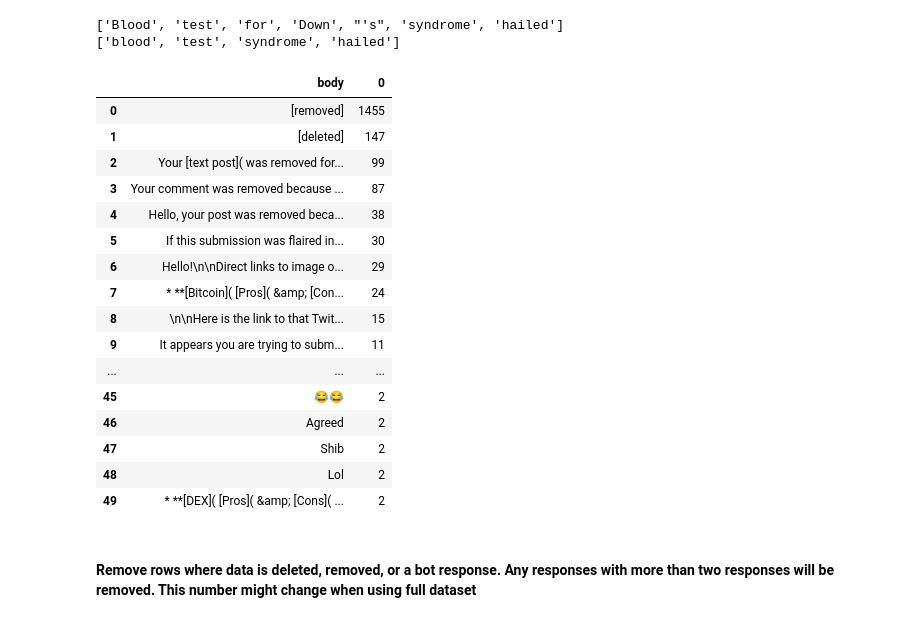
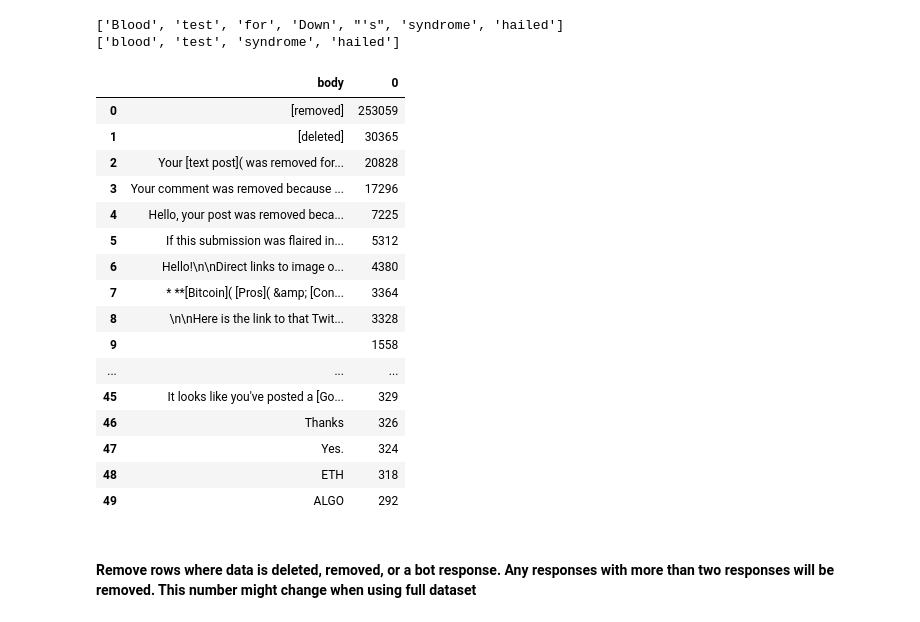
Before and after one commit to ClaytonYoung/ClaytonYoung.github.io, a Jupyter notebook: assets/Metis/NLP/sandbox-Copy1.ipynb, the cells around one changed output. Saved outputs shown, nothing was run; the diff lists cells and outputs as text; code cells hidden in the pictures.

```diff
--- a/assets/Metis/NLP/sandbox-Copy1.ipynb
+++ b/assets/Metis/NLP/sandbox-Copy1.ipynb
@@ -23,11 +23,11 @@ from bs4 import BeautifulSoup as bs
 
 
 #saving
-#pickle.dump(master_df, open("master_df.pickle", "wb" ))
+#pickle.dump(aname open("aname.pickle", "wb" ))
 
 #reading df
 #submissions_df=pickle.load(open("submissions_df.pickle", "rb"))
-comments_df=pickle.load(open("comments_df.pickle", "rb"))
+#comments_df=pickle.load(open("comments_df.pickle", "rb"))
 
 
 %run text_preprocessing
@@ -35,40 +35,33 @@ comments_df=pickle.load(open("comments_df.pickle", "rb"))
 ['Blood', 'test', 'for', 'Down', "'s", 'syndrome', 'hailed']
 ['blood', 'test', 'syndrome', 'hailed']
 # %%
-#print(comments_df.columns, submissions_df.columns)
+# select only comments
+comments_df = comments_df['body']
+
+# remove urls up here so they're caught by the filter in next chunk
+comments_df=comments_df.apply(remove_URL)
 
 
-# create sample of full df
-sample_df = comments_df['body'].sample(10000)
-
-sample_uncleaned = comments_df['body'].sample(10000)
-
-# remove urls up here so they're caught by the filter in next chunk
-sample_df=sample_df.apply(remove_URL)
-
 # find which values are most repeated. these are removed
-pd.DataFrame(sample_df).value_counts(ascending=False).reset_index().head(50)
-
-
-#sample_df[sample_df.str.contains('bot')]
+pd.DataFrame(comments_df).value_counts(ascending=False).reset_index().head(50)
 # %% [output]
 |  | body | 0 |
-| 0 | [removed] | 1455 |
-| 1 | [deleted] | 147 |
-| 2 | Your [text post]( was removed for... | 99 |
-| 3 | Your comment was removed because ... | 87 |
-| 4 | Hello, your post was removed beca... | 38 |
-| 5 | If this submission was flaired in... | 30 |
-| 6 | Hello!\n\nDirect links to image o... | 29 |
-| 7 | * **[Bitcoin]( [Pros]( &amp; [Con... | 24 |
-| 8 | \n\nHere is the link to that Twit... | 15 |
-| 9 | It appears you are trying to subm... | 11 |
+| 0 | [removed] | 253059 |
+| 1 | [deleted] | 30365 |
+| 2 | Your [text post]( was removed for... | 20828 |
+| 3 | Your comment was removed because ... | 17296 |
+| 4 | Hello, your post was removed beca... | 7225 |
+| 5 | If this submission was flaired in... | 5312 |
+| 6 | Hello!\n\nDirect links to image o... | 4380 |
+| 7 | * **[Bitcoin]( [Pros]( &amp; [Con... | 3364 |
+| 8 | \n\nHere is the link to that Twit... | 3328 |
+| 9 |  | 1558 |
 | ... | ... | ... |
-| 45 | 😂😂 | 2 |
-| 46 | Agreed | 2 |
-| 47 | Shib | 2 |
-| 48 | Lol | 2 |
-| 49 | * **[DEX]( [Pros]( &amp; [Cons]( ... | 2 |
+| 45 | It looks like you've posted a [Go... | 329 |
+| 46 | Thanks | 326 |
+| 47 | Yes. | 324 |
+| 48 | ETH | 318 |
+| 49 | ALGO | 292 |
 # %% [markdown]
 #### Remove rows where data is deleted, removed, or a bot response. Any responses with more than two responses will be removed. This number might change when using full dataset
 # %%
```
Also changed, not shown: parts of 70 cells of this notebook.
